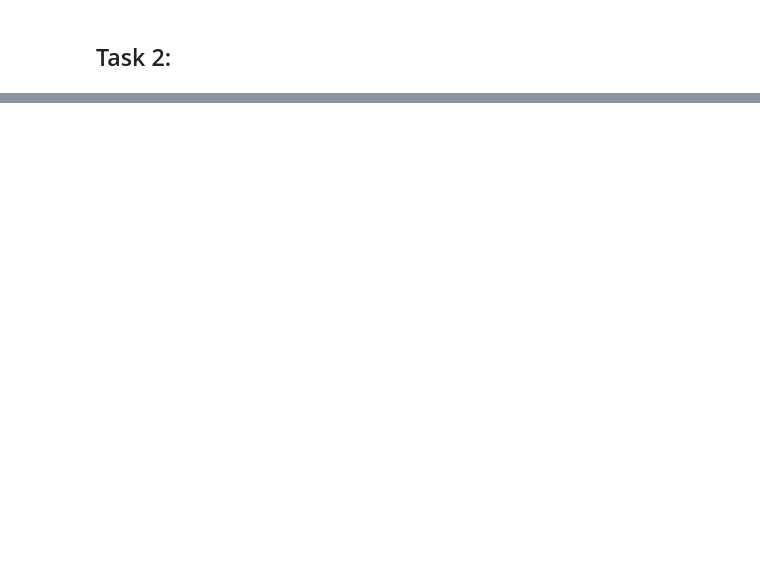
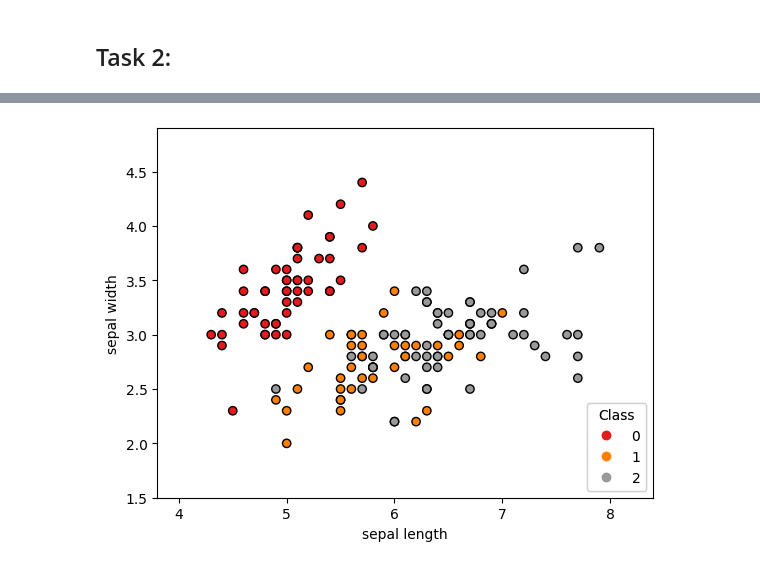
Before and after one commit to Makarasaki/ML_lab, a Jupyter notebook: lab_2/lab_2.ipynb, the cells around one changed output, grey strips where cells are left out. Saved outputs shown, nothing was run; the diff lists cells and outputs as text; code cells hidden in the pictures; blank space fills up the shorter version.

```diff
--- a/lab_2/lab_2.ipynb
+++ b/lab_2/lab_2.ipynb
@@ -155,0 +181,96 @@ plt.show()
+# %%
+# -*- coding: utf-8 -*-
+"""
+Created on Wed Oct  5 13:07:53 2022
+
+@author: Kuba
+"""
+
+from sklearn import datasets
+import matplotlib.pyplot as plt
+import numpy as np
+from sklearn.linear_model import LogisticRegression
+
+iris = datasets.load_iris()
+X = iris.data
+y = iris.target
+
+
+x_min, x_max = X[:, 0].min() - 0.5, X[:, 0].max() + 0.5
+y_min, y_max = X[:, 1].min() - 0.5, X[:, 1].max() + 0.5
+
+fig, ax = plt.subplots()
+scatter = ax.scatter(X[:, 0], X[:, 1], c=y, cmap=plt.cm.Set1, edgecolor="k")
+plt.xlabel("sepal length")
+plt.ylabel("sepal width")
+
+legend1 = ax.legend(*scatter.legend_elements(),loc="lower right", title="Class")
+ax.add_artist(legend1)
+
+plt.xlim(x_min, x_max)
+plt.ylim(y_min, y_max)
+
+
+# indices 0-49, 50-99, 100-149 in random order
+random0 = np.random.choice(np.arange(0,50),50,replace=False)
+random1 = np.random.choice(np.arange(50,100),50,replace=False)
+random2 = np.random.choice(np.arange(100,150),50,replace=False)
+
+# take 80% (40 samples) of each class to the training set
+
+X0 = X[random0[:40],:]
+X1 = X[random1[:40],:]
+X2 = X[random2[:40],:]
+
+# take the corresponding labels
+y0 = y[random0[:40]]
+y1 = y[random1[:40]]
+y2 = y[random2[:40]]
+
+# take 20% (10 samples) of each class to the test set
+X0_test = X[random0[40:],:]
+X1_test = X[random1[40:],:]
+X2_test = X[random2[40:],:]
+
+# take the corresponding labels
+y0_test = y[random0[40:]]
+y1_test = y[random1[40:]]
+y2_test = y[random2[40:]]
+
+# compose the training set and the test set - just features 0 and 1 and classes 0 and 1
+X01_train = np.concatenate([X0[:,0:2], X1[:,0:2]])
+y01_train = np.concatenate([y0, y1])
+X01_test = np.concatenate([X0_test[:,0:2], X1_test[:,0:2]])
+y01_test = np.concatenate([y0_test, y1_test])
+
+# linear binary classification with a logistic regression model
+clf = LogisticRegression(random_state=0).fit(X01_train, y01_train)
+
+# read the logistic regression model parameters
+b = clf.intercept_[0]
+w1, w2 = clf.coef_.T
+
+# calculate the intercept and gradient of the decision boundary.
+c = -b/w2
+m = -w1/w2
+
+# plot the data and the classification with the decision boundary.
+xmin, xmax = np.min(X01_train,0)[0]-1, np.max(X01_train,0)[0]+1
+ymin, ymax = np.min(X01_train,0)[1]-1, np.max(X01_train,0)[1]+1
+
+xd = np.array([xmin, xmax])
+yd = m*xd + c
+
+plt.figure()
+plt.plot(xd, yd, 'k', lw=1, ls='--')
+plt.fill_between(xd, yd, ymin, color='tab:blue', alpha=0.2)
+plt.fill_between(xd, yd, ymax, color='tab:orange', alpha=0.2)
+
+plt.scatter(*X01_train.T, c=y01_train, cmap=plt.cm.Set1, edgecolor="k")
+plt.scatter(*X01_test.T, c=y01_test, cmap=plt.cm.Set1, edgecolor="b")
+
+plt.xlim(xmin, xmax)
+plt.ylim(ymin, ymax)
+plt.ylabel(r'sepal width')
+plt.xlabel(r'sepal length')
+# %% [output]
@@ -155,0 +278 @@ plt.show()
+[figure, added]
```
Also changed, not shown: parts of 12 cells of this notebook.
